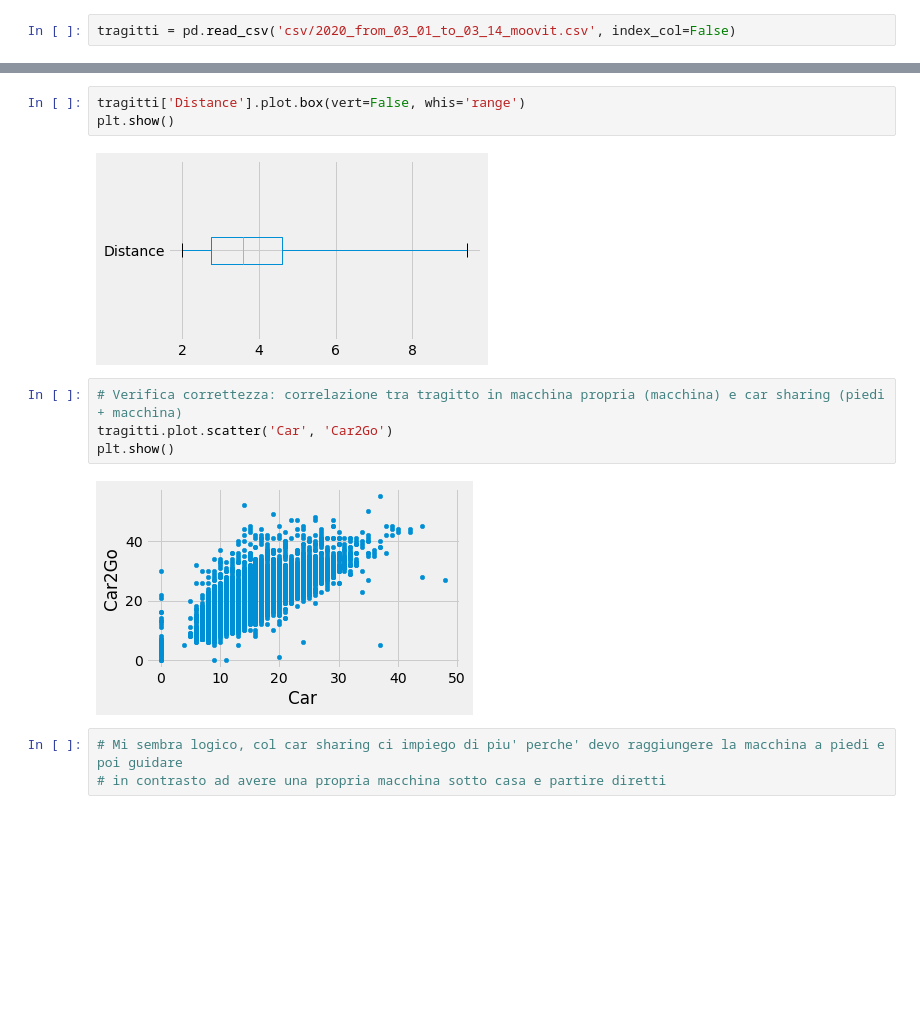
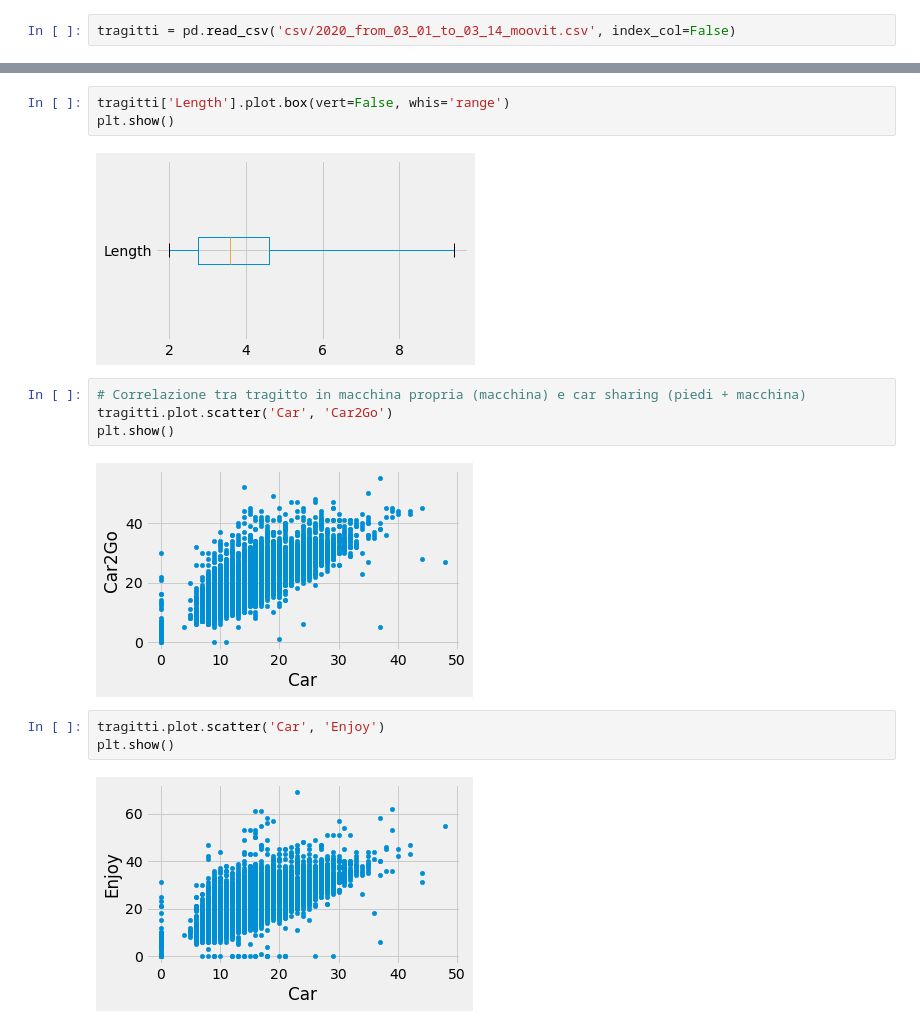
Before and after one commit to mmastrapasqua7/kowalskianalysis, a Jupyter notebook: jupyter/0_Descrizione_Dati.ipynb, the cells around one changed output, grey strips where cells are left out. Saved outputs shown, nothing was run; the diff lists cells and outputs as text; blank space fills up the shorter version.

```diff
--- a/jupyter/0_Descrizione_Dati.ipynb
+++ b/jupyter/0_Descrizione_Dati.ipynb
@@ -38,16 +38,18 @@ plt.show()
 # %% [output]
 [figure]
 # %%
-tragitti['Distance'].plot.box(vert=False, whis='range')
+tragitti['Length'].plot.box(vert=False, whis='range')
 plt.show()
 # %% [output]
-[figure, old version]
+[figure, new version]
 # %%
-# Verifica correttezza: correlazione tra tragitto in macchina propria (macchina) e car sharing (piedi + macchina)
+# Correlazione tra tragitto in macchina propria (macchina) e car sharing (piedi + macchina)
 tragitti.plot.scatter('Car', 'Car2Go')
 plt.show()
 # %% [output]
 [figure]
-# %%
-# Mi sembra logico, col car sharing ci impiego di piu' perche' devo raggiungere la macchina a piedi e poi guidare
-# in contrasto ad avere una propria macchina sotto casa e partire diretti
+# %%
+tragitti.plot.scatter('Car', 'Enjoy')
+plt.show()
+# %% [output]
+[figure, added]
```
Also changed, not shown: parts of 11 cells of this notebook, 5 other files.
